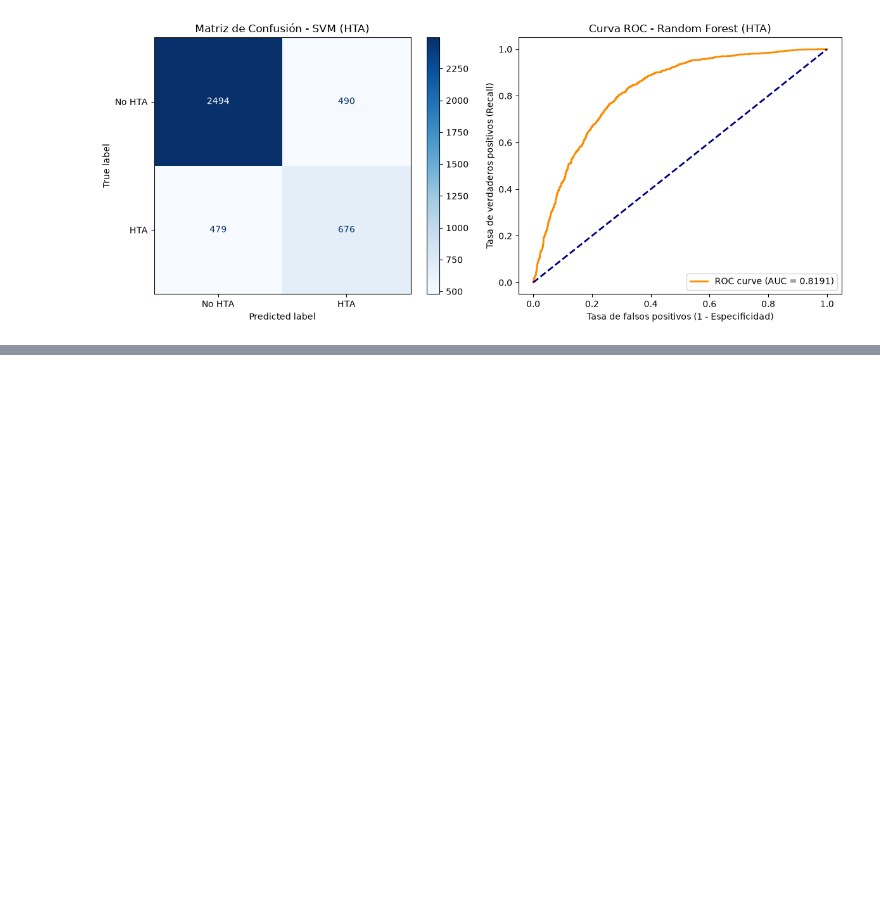
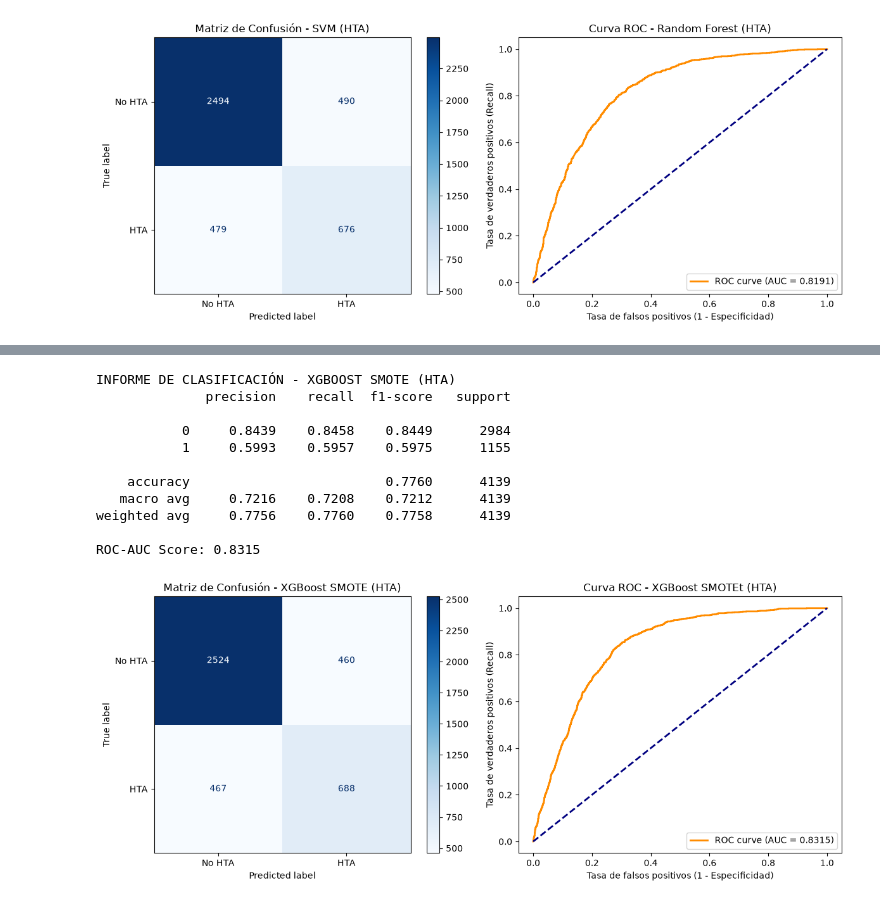
Before and after one commit to aldyvergara22-create/Hypertension-Diabetes-ML-detection, a Jupyter notebook: notebooks/05_Evaluación_Modelos_Hipertensión.ipynb, the cells around one changed output, grey strips where cells are left out. Saved outputs shown, nothing was run; the diff lists cells and outputs as text; code cells hidden in the pictures; blank space fills up the shorter version.

```diff
--- a/notebooks/05_Evaluación_Modelos_Hipertensión.ipynb
+++ b/notebooks/05_Evaluación_Modelos_Hipertensión.ipynb
@@ -679,0 +786,49 @@ ROC-AUC Score: 0.8191
+# %%
+# ====================================
+# EVALUACIÓN XGBOOST SMOTE - DIABETES
+# ====================================
+
+
+# Predicciones y probabilidades predichass
+y_pred_proba_xgb_smote = xgb_model_smote_hta.predict_proba(X_test_hta)[:, 1]
+y_pred_xgb_smote = xgb_model_smote_hta.predict(X_test_hta)
+
+print("INFORME DE CLASIFICACIÓN - XGBOOST SMOTE (HTA)")
+print(classification_report(y_test_hta, y_pred_xgb_smote, digits=4))
+
+# ROC-AUC
+auc_xgb_smote = roc_auc_score(y_test_hta, y_pred_proba_xgb_smote)
+print(f"ROC-AUC Score: {auc_xgb_smote:.4f}")
+
+# MATRIZ DE CONFUSIÓN
+fig, axes = plt.subplots(1, 2, figsize=(12, 5))
+
+cm_xgb_smote = confusion_matrix(y_test_hta, y_pred_xgb_smote)
+disp_xgb_smote = ConfusionMatrixDisplay(confusion_matrix=cm_xgb_smote, display_labels=["No HTA", "HTA"])
+disp_xgb_smote.plot(ax=axes[0], cmap="Blues", values_format="d")
+axes[0].set_title("Matriz de Confusión - XGBoost SMOTE (HTA)")
+
+# Curva ROC
+fpr_xgb_smote, tpr_xgb_smote, _ = roc_curve(y_test_hta, y_pred_proba_xgb_smote)
+axes[1].plot(fpr_xgb_smote, tpr_xgb_smote, color="darkorange", lw=2, label=f"ROC curve (AUC = {auc_xgb_smote:.4f})",)
+axes[1].plot([0, 1], [0, 1], color="navy", lw=2, linestyle="--")
+axes[1].set_xlabel("Tasa de falsos positivos (1 - Especificidad)")
+axes[1].set_ylabel("Tasa de verdaderos positivos (Recall)")
+axes[1].set_title("Curva ROC - XGBoost SMOTEt (HTA)")
+axes[1].legend(loc="lower right")
+
+plt.tight_layout()
+plt.show()
+# %% [output]
+INFORME DE CLASIFICACIÓN - XGBOOST SMOTE (HTA)
+              precision    recall  f1-score   support
+
+           0     0.8439    0.8458    0.8449      2984
+           1     0.5993    0.5957    0.5975      1155
+
+    accuracy                         0.7760      4139
+   macro avg     0.7216    0.7208    0.7212      4139
+weighted avg     0.7756    0.7760    0.7758      4139
+
+ROC-AUC Score: 0.8315
+[figure, added]
```
Also changed, not shown: parts of 4 cells of this notebook, 3 other files.
